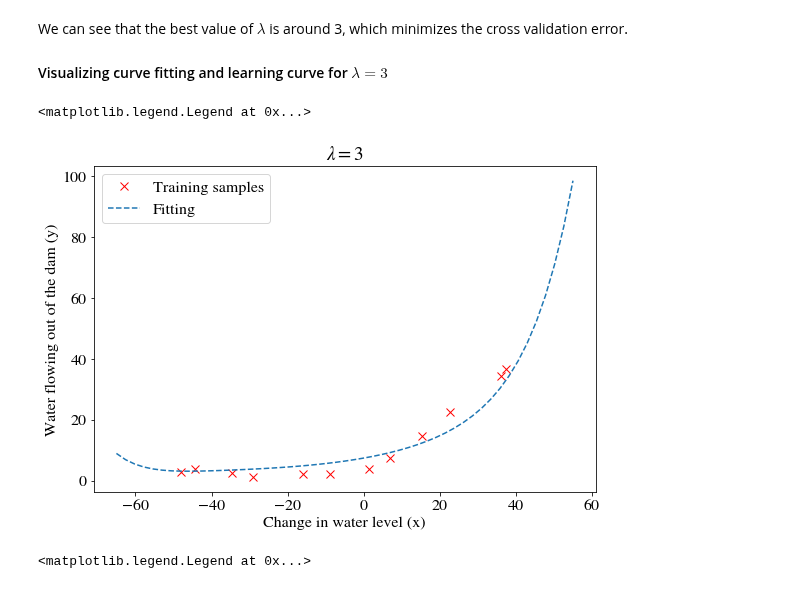
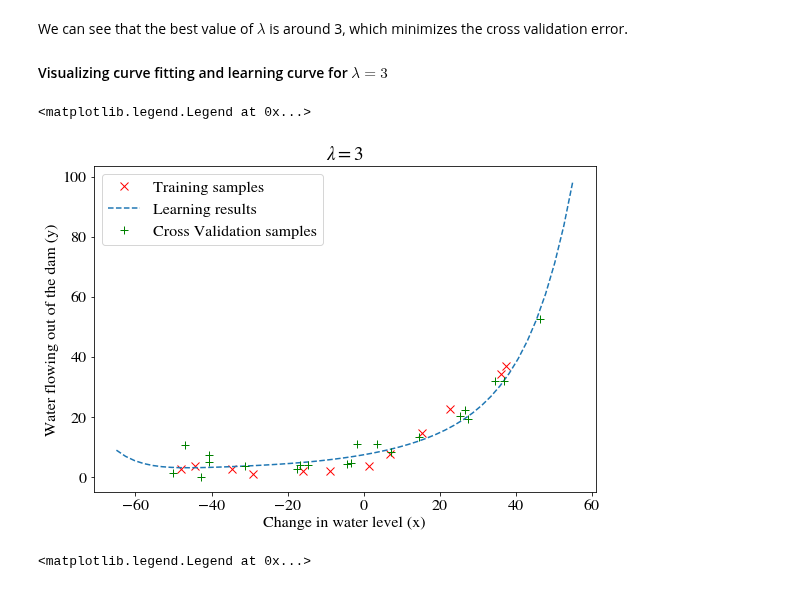
Before and after one commit to oeyh/NN, a Jupyter notebook: assignment5 Bias vs Variance/Assignment 5.ipynb, the cells around one changed output. Cells and saved outputs as stored; diff of their text form; code cells hidden in the pictures.

```diff
--- a/assignment5 Bias vs Variance/Assignment 5.ipynb
+++ b/assignment5 Bias vs Variance/Assignment 5.ipynb
@@ -72,14 +73,17 @@ $$ \frac{\partial J(\theta)}{\partial \theta}=\frac{1}{m} X^T(X\theta-y) \qquad
 $$ \frac{\partial J(\theta)}{\partial \theta}=\frac{1}{m} X^T(X\theta-y)+\frac{\lambda}{m}\theta \qquad for\;j\geq1$$
 # %%
 def linearRegCostFunction(theta, X, y, lmd):
-    """computes the
-%   cost of using theta as the parameter for linear regression to fit the
-%   data points in X and y. Returns the cost in J and the gradient in grad
+    """Computes the cost using theta as the parameter for linear regression to fit the
+       data points in X and y. Returns the cost in J and the gradient in grad.
+       X should already include bias term (intercept term)
+       X, y are 2d ndarrays
+       theta is 1d ndarray
+       lmd is a scalar
     """
     # number of samples
     m = len(y)
 
-    # convert theta to 2d vector
+    # convert theta to 2d vector, prepare for matrix multiplication
     theta = theta[:, np.newaxis]
 
 #     # debugging
@@ -87,12 +91,16 @@ def linearRegCostFunction(theta, X, y, lmd):
 #     print("Shape of X is {}".format(X.shape))
 #     print("Shape of theta is {}".format(theta.shape))
 
-    # cost function
+    # Cost function
+    # Note that theta[1:, :] will preserve its dimension, still 2d array,
+    # even if it may just contain one element.
+    # J is a 2d array with only one element
     J = (X@theta-y).T@(X@theta-y)/2/m + theta[1:, :].T@theta[1:, :]*lmd/2/m
 
-    # gradient
+    # Gradient
     grad = 1 / m * X.T @ (X@theta-y)
     grad[1:, :] += lmd / m * theta[1:, :]
 
+    # return J as a number and grad as 1d array in order to use in scipy's minimize function
     return J[0, 0], grad.flatten()
 # %%
@@ -476,35 +490,36 @@ We can see that the best value of $\lambda$ is around 3, which minimizes the cro
 # %%
 # Learning polynomial regression
 lmd = 3
 init_theta = np.zeros(p+1)
 
 result = minimize(linearRegCostFunction, init_theta, args=(X_poly_wb, y, lmd), method='TNC', jac=True, options={'disp': True, 'maxiter':200})
 theta = result.x
 
 # visualizing result
 
 # predicted y
 Xp = np.linspace(-65, 55, 51)[:, np.newaxis]
 mp = Xp.shape[0]
 Xp_poly = polyFeatures(Xp, p)
 Xp_poly = (Xp_poly - mu) / sigma # need to use mu, sigma of the training sample to normalize this set
 Xp_poly_wb = np.concatenate((np.ones((mp, 1)), Xp_poly), axis=1)
 
 yp = Xp_poly_wb@theta[:, np.newaxis]
 
 # plot
 fig, ax = plt.subplots(figsize=(9,6))
 
 ax.plot(X, y, 'rx', markersize=8, label='Training samples')
-ax.plot(Xp, yp, '--', markersize=10, label='Fitting')
+ax.plot(Xp, yp, '--', markersize=10, label='Learning results')
+ax.plot(Xval, yval, 'g+', markersize=8, label='Cross Validation samples')
 # ax.plot(X, X_poly_wb@theta[:, np.newaxis], 'go', markersize=8)
 ax.set_xlabel('Change in water level (x)')
 ax.set_ylabel('Water flowing out of the dam (y)')
 ax.set_title('$\lambda = {}$'.format(lmd))
 ax.legend()
 # %% [output]
 <matplotlib.legend.Legend at 0x...>
-[figure, old version]
+[figure, new version]
 # %%
 # plot learning curve
 # calculate error
```
Also changed, not shown: parts of 9 cells of this notebook.
